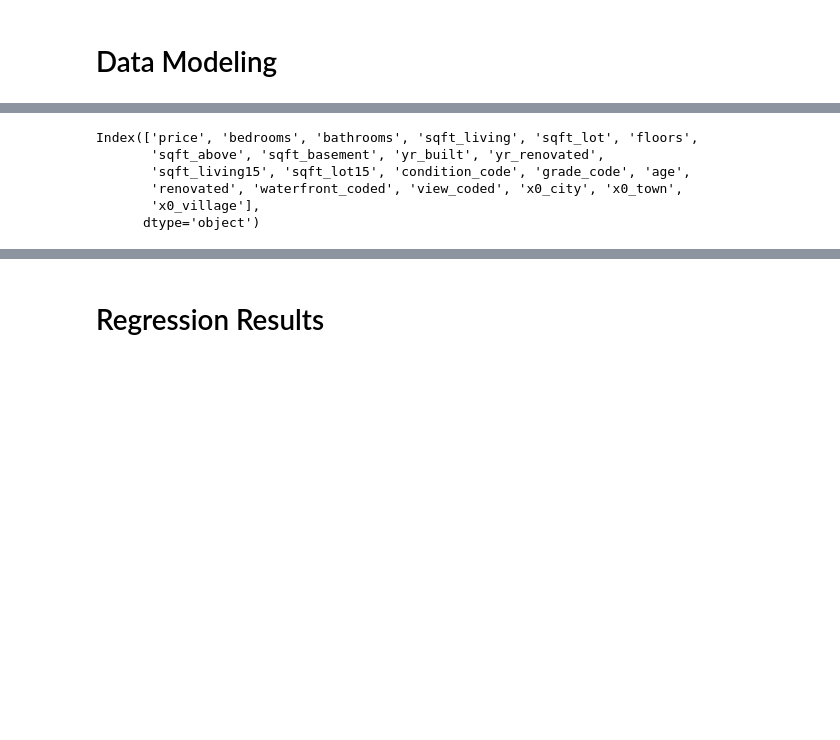
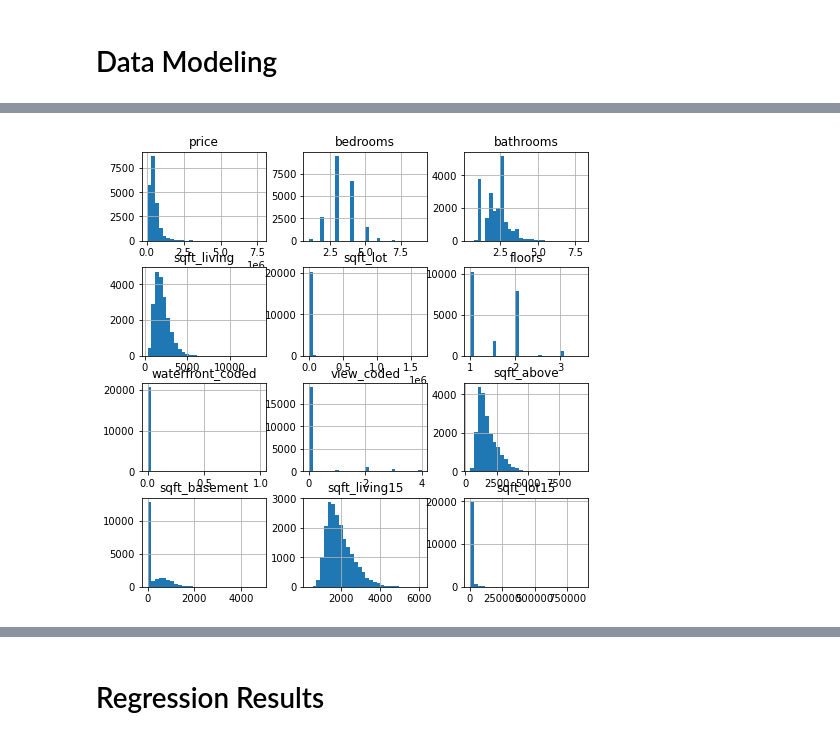
Before and after one commit to hannah-schurman/dsc-phase2-project, a Jupyter notebook: housing_sales_modeling.ipynb, the cells around one changed output, grey strips where cells are left out. Saved outputs shown, nothing was run; the diff lists cells and outputs as text; code cells hidden in the pictures; blank space fills up the shorter version.

```diff
--- a/housing_sales_modeling.ipynb
+++ b/housing_sales_modeling.ipynb
@@ -577,9 +428,0 @@ resultsss
-# %%
-df_types.columns
-# %% [output]
-Index(['price', 'bedrooms', 'bathrooms', 'sqft_living', 'sqft_lot', 'floors',
-       'sqft_above', 'sqft_basement', 'yr_built', 'yr_renovated',
-       'sqft_living15', 'sqft_lot15', 'condition_code', 'grade_code', 'age',
-       'renovated', 'waterfront_coded', 'view_coded', 'x0_city', 'x0_town',
-       'x0_village'],
-      dtype='object')
@@ -589,0 +429,4 @@ df_cities_poly = df_cities
+# %%
+df_cities[cols].hist(figsize = (8,8), bins = 30);
+# %% [output]
+[figure, added]
```
Also changed, not shown: parts of 109 cells of this notebook, 4 other files.
